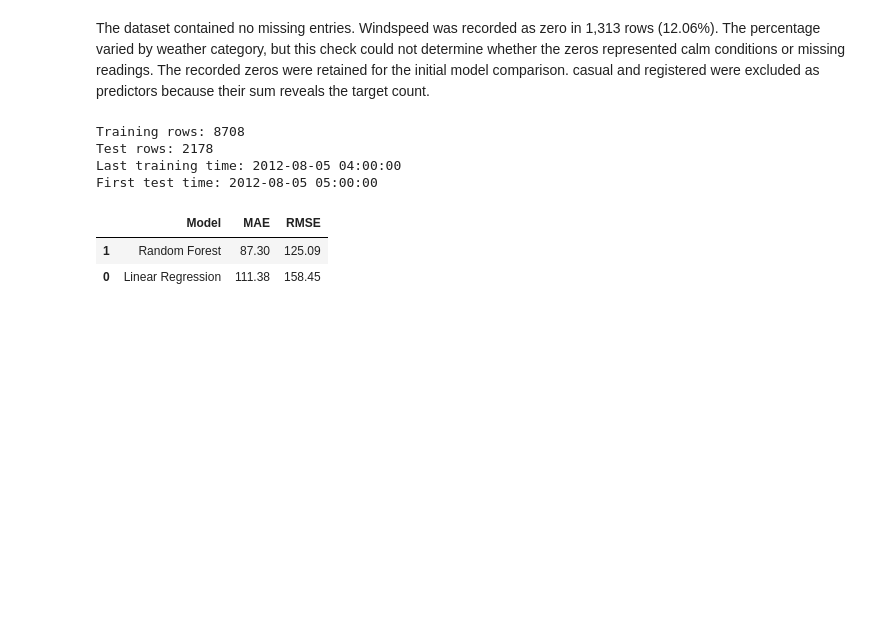
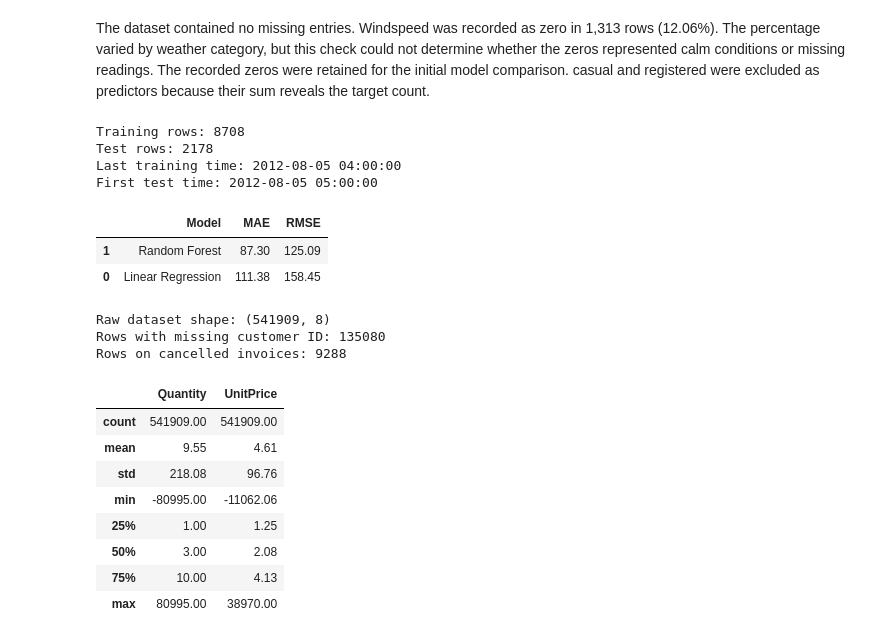
Before and after one commit to SUZAN1010/Formative-Assignment-for-502AZ, a Jupyter notebook: 502AZ_Task_2.ipynb, the cells around one changed output. Drawn from its saved outputs; the diff is of its cells as text; code cells hidden in the pictures; blank space fills up the shorter version.

Commit message:
Audit raw E-Commerce transactions and cancellations

```diff
--- a/502AZ_Task_2.ipynb
+++ b/502AZ_Task_2.ipynb
@@ -107,3 +107,24 @@ display(bike_scores.round(2))  # Displays the two models' scores to two decimal
 |  | Model | MAE | RMSE |
 | 1 | Random Forest | 87.30 | 125.09 |
 | 0 | Linear Regression | 111.38 | 158.45 |
+# %%
+missing_customer_id = shop["CustomerID"].isna()  # Flags rows with a missing customer ID.
+cancelled_invoice = shop["InvoiceNo"].astype("string").str.startswith("C", na=False)  # Flags cancellation rows.
+
+print("Raw dataset shape:", shop.shape)  # Reports the size before cleaning.
+print("Rows with missing customer ID:", missing_customer_id.sum())  # Counts rows without an assigned customer.
+print("Rows on cancelled invoices:", cancelled_invoice.sum())  # Counts transaction lines on cancelled invoices.
+display(shop[["Quantity", "UnitPrice"]].describe().round(2))  # Summarises raw quantities and prices.
+# %% [output]
+Raw dataset shape: (541909, 8)
+Rows with missing customer ID: 135080
+Rows on cancelled invoices: 9288
+|  | Quantity | UnitPrice |
+| count | 541909.00 | 541909.00 |
+| mean | 9.55 | 4.61 |
+| std | 218.08 | 96.76 |
+| min | -80995.00 | -11062.06 |
+| 25% | 1.00 | 1.25 |
+| 50% | 3.00 | 2.08 |
+| 75% | 10.00 | 4.13 |
+| max | 80995.00 | 38970.00 |
```
